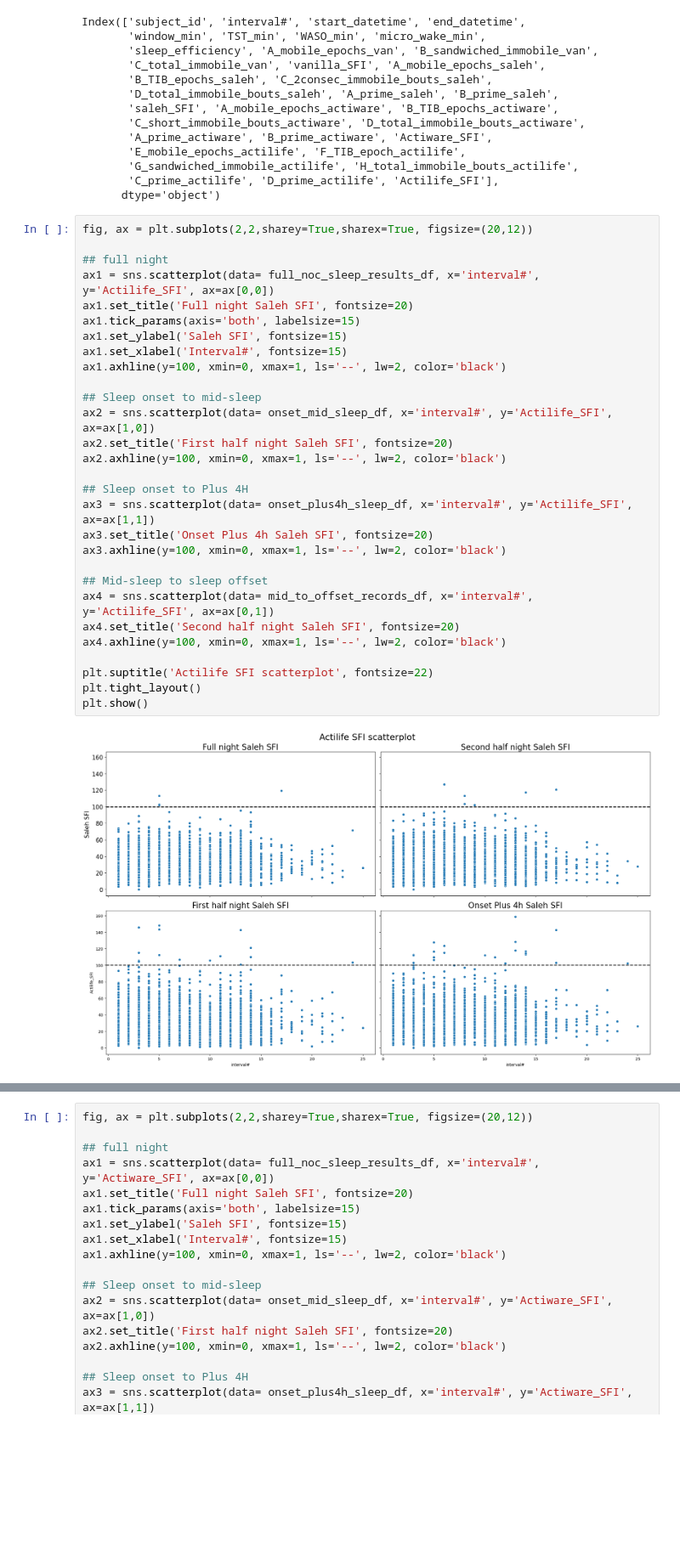
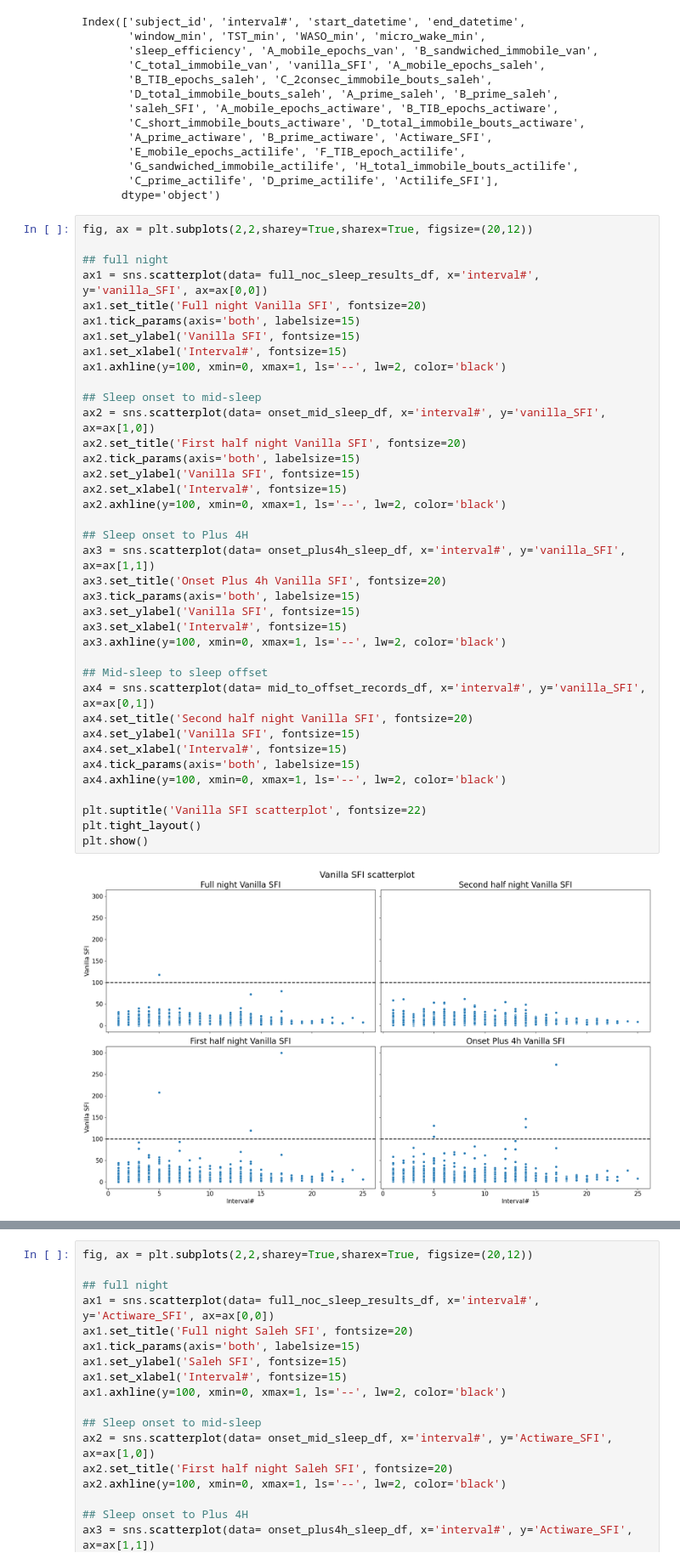
Before and after one commit to Tom-Gooding/Portfolio, a Jupyter notebook: Data_Projects/Rutgers Research/Rutgers_Sleep_Cannabis_Alcohol_study/RUmerging_sleep_actigraphy_data_091026.ipynb, the cells around one changed output, grey strips where cells are left out. Shown at 85% size. Saved outputs shown, nothing was run; the diff lists cells and outputs as text; blank space fills up the shorter version.

```diff
--- a/Data_Projects/Rutgers Research/Rutgers_Sleep_Cannabis_Alcohol_study/RUmerging_sleep_actigraphy_data_091026.ipynb
+++ b/Data_Projects/Rutgers Research/Rutgers_Sleep_Cannabis_Alcohol_study/RUmerging_sleep_actigraphy_data_091026.ipynb
@@ -2137,34 +2191,43 @@ Index(['subject_id', 'interval#', 'start_datetime', 'end_datetime',
        'G_sandwiched_immobile_actilife', 'H_total_immobile_bouts_actilife',
        'C_prime_actilife', 'D_prime_actilife', 'Actilife_SFI'],
       dtype='object')
-# %%
-fig, ax = plt.subplots(2,2,sharey=True,sharex=True, figsize=(20,12))
-
-## full night
-ax1 = sns.scatterplot(data= full_noc_sleep_results_df, x='interval#', y='Actilife_SFI', ax=ax[0,0])
-ax1.set_title('Full night Saleh SFI', fontsize=20)
-ax1.tick_params(axis='both', labelsize=15)
-ax1.set_ylabel('Saleh SFI', fontsize=15)
-ax1.set_xlabel('Interval#', fontsize=15)
-ax1.axhline(y=100, xmin=0, xmax=1, ls='--', lw=2, color='black')
-
-## Sleep onset to mid-sleep
-ax2 = sns.scatterplot(data= onset_mid_sleep_df, x='interval#', y='Actilife_SFI', ax=ax[1,0])
-ax2.set_title('First half night Saleh SFI', fontsize=20)
-ax2.axhline(y=100, xmin=0, xmax=1, ls='--', lw=2, color='black')
-
-## Sleep onset to Plus 4H
-ax3 = sns.scatterplot(data= onset_plus4h_sleep_df, x='interval#', y='Actilife_SFI', ax=ax[1,1])
-ax3.set_title('Onset Plus 4h Saleh SFI', fontsize=20)
-ax3.axhline(y=100, xmin=0, xmax=1, ls='--', lw=2, color='black')
-
-## Mid-sleep to sleep offset
-ax4 = sns.scatterplot(data= mid_to_offset_records_df, x='interval#', y='Actilife_SFI', ax=ax[0,1])
-ax4.set_title('Second half night Saleh SFI', fontsize=20)
-ax4.axhline(y=100, xmin=0, xmax=1, ls='--', lw=2, color='black')
-
-plt.suptitle('Actilife SFI scatterplot', fontsize=22)
-plt.tight_layout()
-plt.show()
-# %% [output]
-[figure, removed]
+# %%
+fig, ax = plt.subplots(2,2,sharey=True,sharex=True, figsize=(20,12))
+
+## full night
+ax1 = sns.scatterplot(data= full_noc_sleep_results_df, x='interval#', y='vanilla_SFI', ax=ax[0,0])
+ax1.set_title('Full night Vanilla SFI', fontsize=20)
+ax1.tick_params(axis='both', labelsize=15)
+ax1.set_ylabel('Vanilla SFI', fontsize=15)
+ax1.set_xlabel('Interval#', fontsize=15)
+ax1.axhline(y=100, xmin=0, xmax=1, ls='--', lw=2, color='black')
+
+## Sleep onset to mid-sleep
+ax2 = sns.scatterplot(data= onset_mid_sleep_df, x='interval#', y='vanilla_SFI', ax=ax[1,0])
+ax2.set_title('First half night Vanilla SFI', fontsize=20)
+ax2.tick_params(axis='both', labelsize=15)
+ax2.set_ylabel('Vanilla SFI', fontsize=15)
+ax2.set_xlabel('Interval#', fontsize=15)
+ax2.axhline(y=100, xmin=0, xmax=1, ls='--', lw=2, color='black')
+
+## Sleep onset to Plus 4H
+ax3 = sns.scatterplot(data= onset_plus4h_sleep_df, x='interval#', y='vanilla_SFI', ax=ax[1,1])
+ax3.set_title('Onset Plus 4h Vanilla SFI', fontsize=20)
+ax3.tick_params(axis='both', labelsize=15)
+ax3.set_ylabel('Vanilla SFI', fontsize=15)
+ax3.set_xlabel('Interval#', fontsize=15)
+ax3.axhline(y=100, xmin=0, xmax=1, ls='--', lw=2, color='black')
+
+## Mid-sleep to sleep offset
+ax4 = sns.scatterplot(data= mid_to_offset_records_df, x='interval#', y='vanilla_SFI', ax=ax[0,1])
+ax4.set_title('Second half night Vanilla SFI', fontsize=20)
+ax4.set_ylabel('Vanilla SFI', fontsize=15)
+ax4.set_xlabel('Interval#', fontsize=15)
+ax4.tick_params(axis='both', labelsize=15)
+ax4.axhline(y=100, xmin=0, xmax=1, ls='--', lw=2, color='black')
+
+plt.suptitle('Vanilla SFI scatterplot', fontsize=22)
+plt.tight_layout()
+plt.show()
+# %% [output]
+[figure, added]
```
Also changed, not shown: parts of 10 cells of this notebook, 3 other files.
